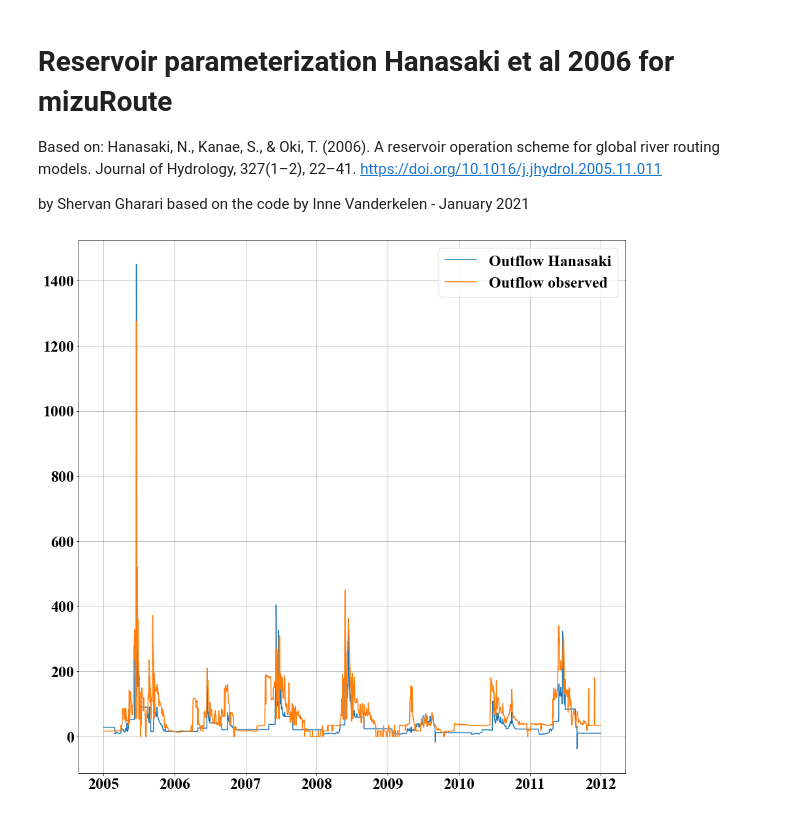
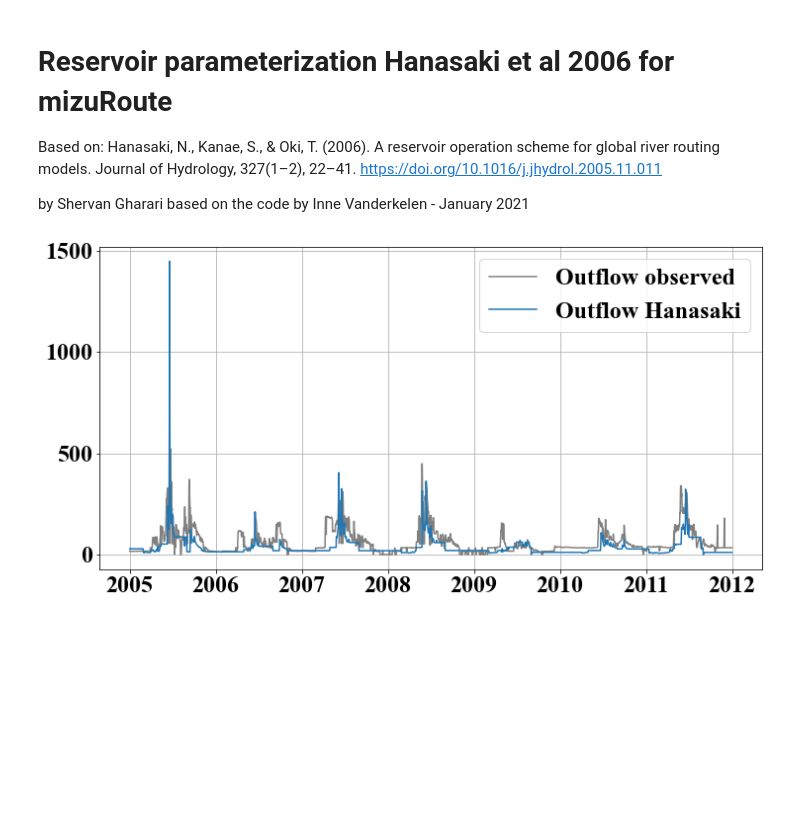
Before and after one commit to ShervanGharari/lake_models_python, a Jupyter notebook: Hanasaki/Hanasaki_Shervan.ipynb, the cells around one changed output. Cells and saved outputs as stored; diff of their text form; code cells hidden in the pictures; blank space fills up the shorter version.

Commit message:
Avoid negative release and tweak plotting for comparison

```diff
--- a/Hanasaki/Hanasaki_Shervan.ipynb
+++ b/Hanasaki/Hanasaki_Shervan.ipynb
@@ -270,21 +276,22 @@ for date in df.index: # loop over the time period
 # %%
 import matplotlib
 font = {'family' : 'Times New Roman',
          'weight' : 'bold',
          'size'   : 24}
 matplotlib.rc('font', **font)
 
 
 df ['outflow_modelled'] = O_time_series
 
-fig, axs = plt.subplots(1,1,figsize=(15,15))
+fig, axs = plt.subplots(1,1,figsize=(12,6))
 
+plt.plot(df.outflow, color='gray', label = "Outflow observed")
 plt.plot(df.outflow_modelled, label = "Outflow Hanasaki")
-plt.plot(df.outflow, label = "Outflow observed")
+
 plt.legend()
 plt.grid()
 # %% [output]
-[figure, old version]
+[figure, new version]
 # %%
 df ['S_modelled'] = S_time_series
 
```
Also changed, not shown: parts of 8 cells of this notebook.
